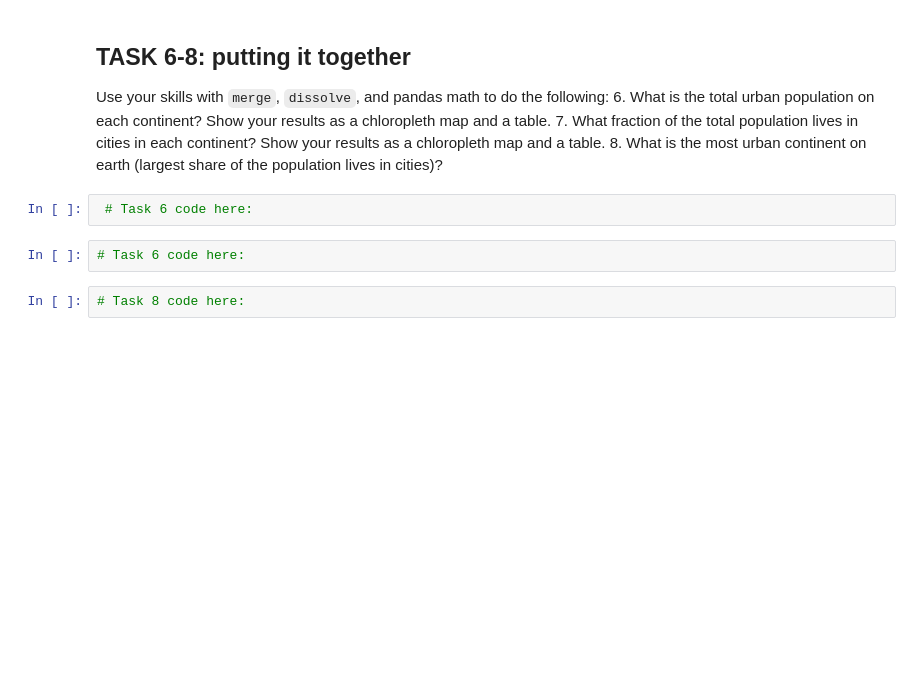
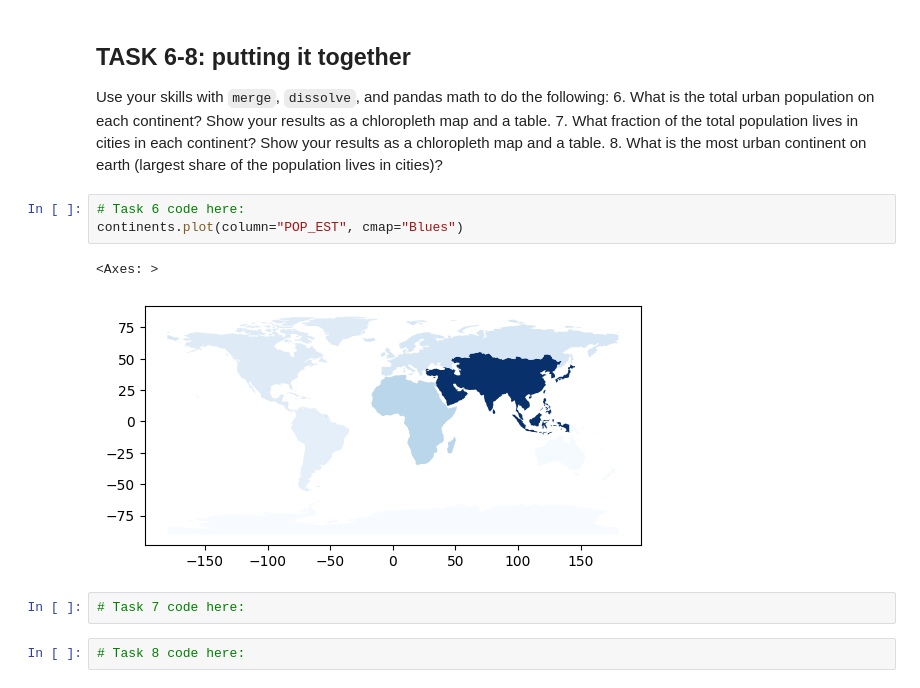
Before and after one commit to Best-BViriyaroj/WaterDig, a Jupyter notebook: CodeSprints/VectorData101.ipynb, the cells around one changed output. Cells and saved outputs as stored; diff of their text form; blank space fills up the shorter version.

```diff
--- a/CodeSprints/VectorData101.ipynb
+++ b/CodeSprints/VectorData101.ipynb
@@ -646,9 +683,13 @@ Use your skills with `merge`, `dissolve`, and pandas math to do the following:
 6. What is the total urban population on each continent? Show your results as a chloropleth map and a table.
 7. What fraction of the total population lives in cities in each continent? Show your results as a chloropleth map and a table.
 8. What is the most urban continent on earth (largest share of the population lives in cities)?
+# %%
+# Task 6 code here:
+continents.plot(column="POP_EST", cmap="Blues")
+# %% [output]
+<Axes: >
+[figure, added]
 # %%
- # Task 6 code here:
+# Task 7 code here:
-# %%
-# Task 6 code here:
 # %%
 # Task 8 code here:
```
Also changed, not shown: parts of 4 cells of this notebook, 1 other file.
